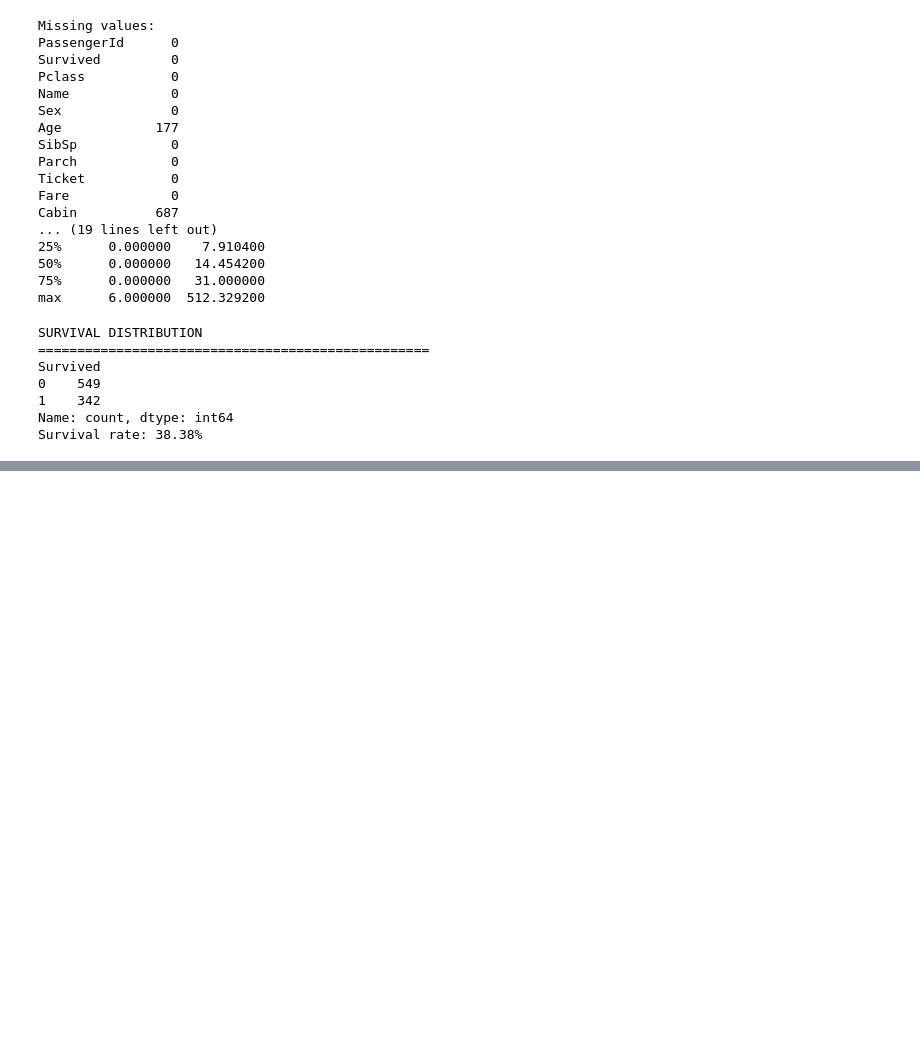
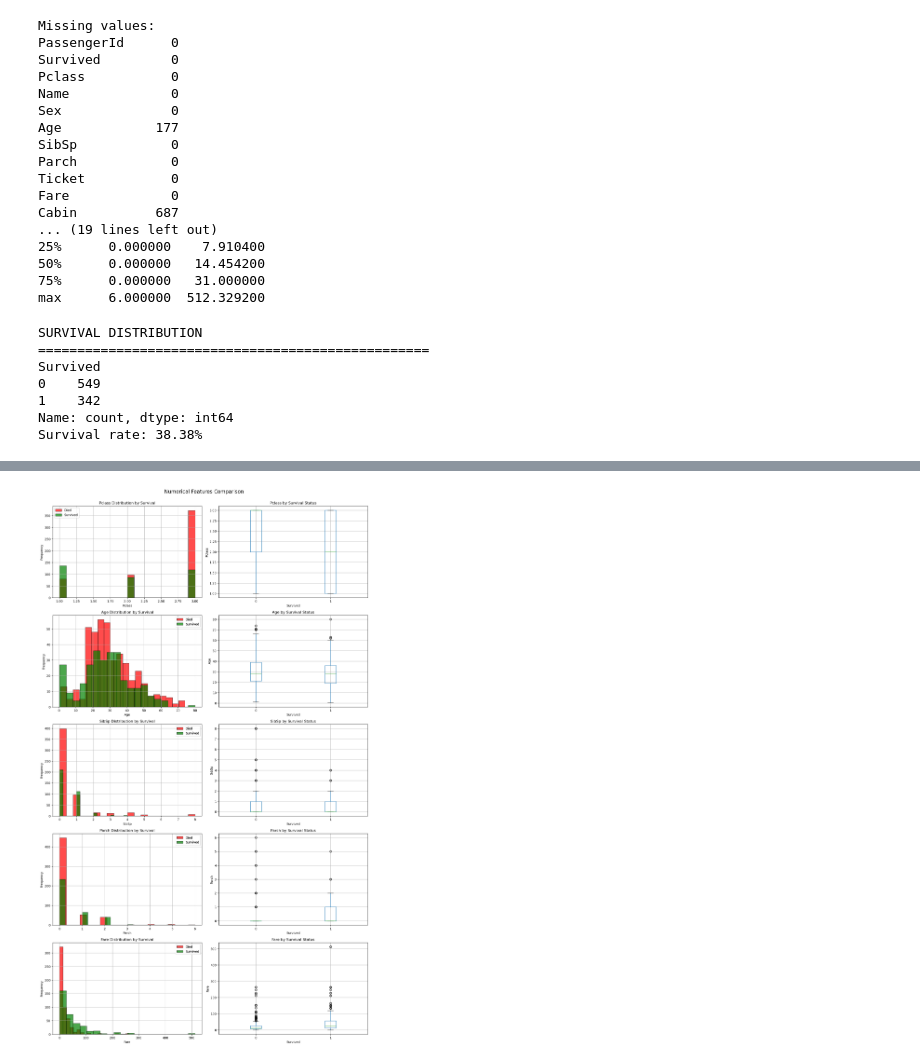
Before and after one commit to codedbydumi/kaggle-playground, a Jupyter notebook: Titanic Project/Untitled.ipynb, the cells around one changed output, grey strips where cells are left out. Cells and saved outputs as stored; diff of their text form; code cells hidden in the pictures; blank space fills up the shorter version.

```diff
--- a/Titanic Project/Untitled.ipynb
+++ b/Titanic Project/Untitled.ipynb
@@ -82,0 +182,30 @@ Survival rate: 38.38%
+# %%
+# 5. VISUALIZATION - NUMERICAL FEATURES
+# ============================================================
+
+fig, axes = plt.subplots(len(numerical_cols), 2, figsize=(15, 5*len(numerical_cols)))
+if len(numerical_cols) == 1:
+    axes = axes.reshape(1, -1)
+
+for idx, col in enumerate(numerical_cols):
+    # Histogram by survival
+    data[data['Survived']==0][col].hist(ax=axes[idx,0], bins=20, alpha=0.7,
+                                         label='Died', color='red', edgecolor='black')
+    data[data['Survived']==1][col].hist(ax=axes[idx,0], bins=20, alpha=0.7,
+                                         label='Survived', color='green', edgecolor='black')
+    axes[idx,0].set_xlabel(col)
+    axes[idx,0].set_ylabel('Frequency')
+    axes[idx,0].set_title(f'{col} Distribution by Survival')
+    axes[idx,0].legend()
+
+    # Box plot by survival
+    data.boxplot(column=col, by='Survived', ax=axes[idx,1])
+    axes[idx,1].set_xlabel('Survived')
+    axes[idx,1].set_ylabel(col)
+    axes[idx,1].set_title(f'{col} by Survival Status')
+
+plt.suptitle('Numerical Features Comparison', y=1.001, fontsize=16)
+plt.tight_layout()
+plt.show()
+# %% [output]
+[figure, added]
```
Also changed, not shown: parts of 2 cells of this notebook.
